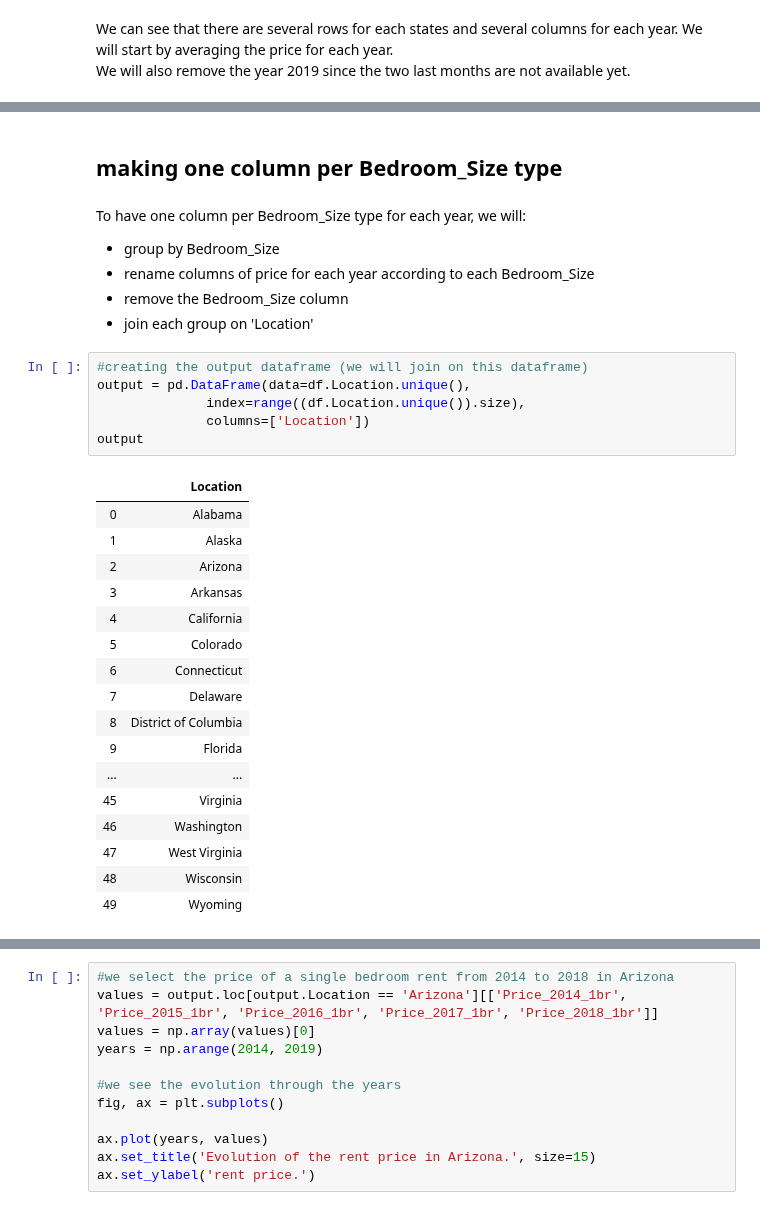
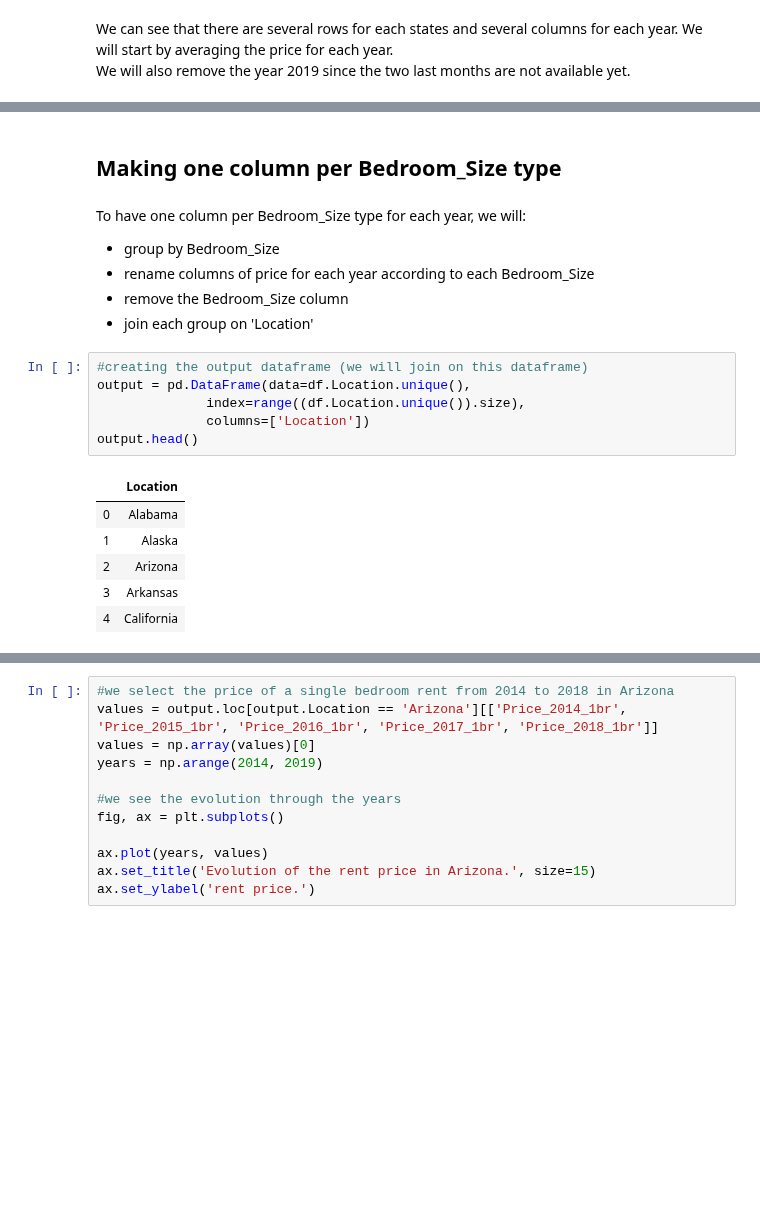
Before and after one commit to steber97/RecursionFairies_AdaProject, a Jupyter notebook: rentData.ipynb, the cells around one changed output, grey strips where cells are left out. Cells and saved outputs as stored; diff of their text form; blank space fills up the shorter version.

```diff
--- a/rentData.ipynb
+++ b/rentData.ipynb
@@ -104,7 +99,7 @@ df
 | 249 | Wyoming | 4br | 1286.000000 | 1296.083333 | 1266.250000 | 1259.000000 | 1256.333333 |
 250 rows × 7 columns
 # %% [markdown]
-## making one column per Bedroom_Size type
+## Making one column per Bedroom_Size type
 # %% [markdown]
 To have one column per Bedroom_Size type for each year, we will:
 - group by Bedroom_Size
@@ -114,27 +109,16 @@ To have one column per Bedroom_Size type for each year, we will:
 # %%
 #creating the output dataframe (we will join on this dataframe)
 output = pd.DataFrame(data=df.Location.unique(),
               index=range((df.Location.unique()).size),
               columns=['Location'])
-output
+output.head()
 # %% [output]
 |  | Location |
 | 0 | Alabama |
 | 1 | Alaska |
 | 2 | Arizona |
 | 3 | Arkansas |
 | 4 | California |
-| 5 | Colorado |
-| 6 | Connecticut |
-| 7 | Delaware |
-| 8 | District of Columbia |
-| 9 | Florida |
-| ... | ... |
-| 45 | Virginia |
-| 46 | Washington |
-| 47 | West Virginia |
-| 48 | Wisconsin |
-| 49 | Wyoming |
 # %%
 #we first group by 'Bedroom_Size'
 gdf = df.groupby("Bedroom_Size")
```
Also changed, not shown: parts of 12 cells of this notebook.
